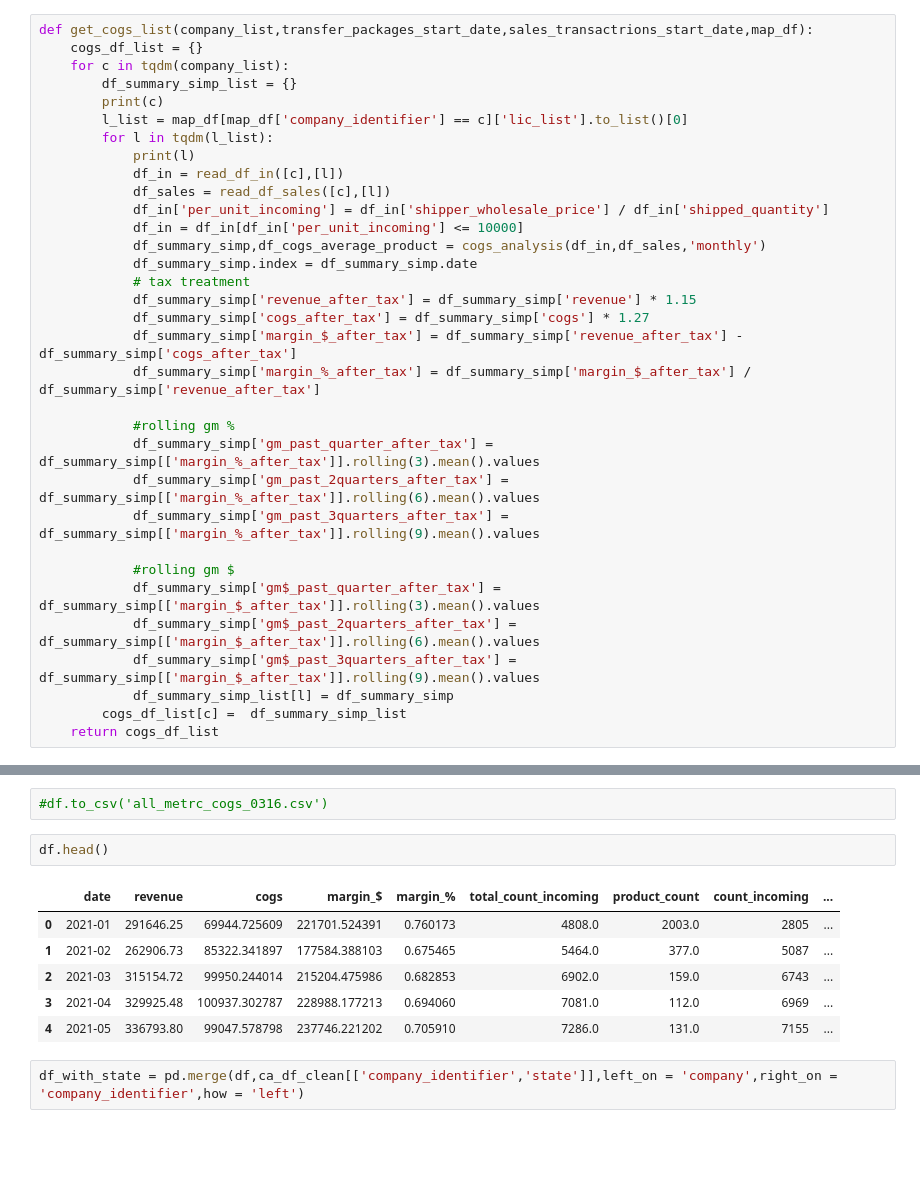
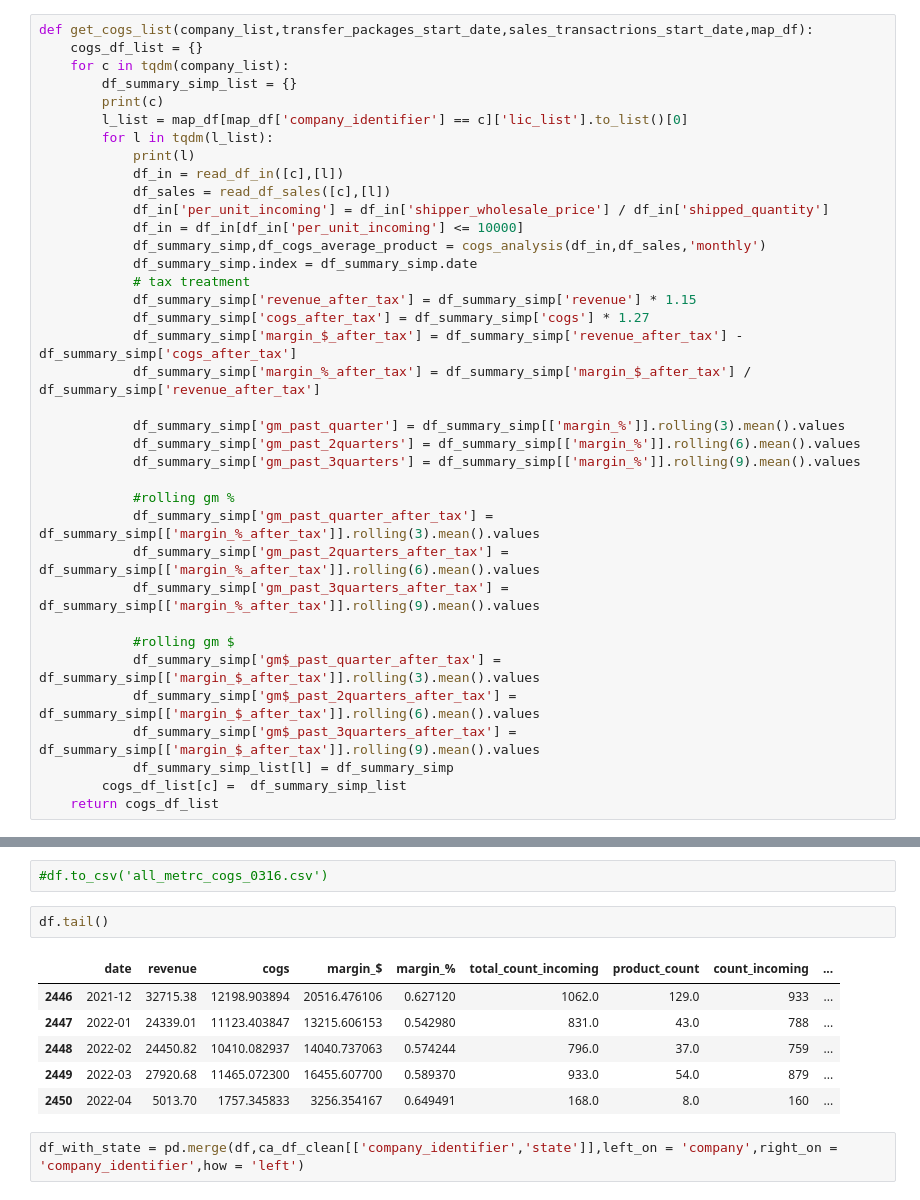
Before and after one commit to warrenshen/platform, a Jupyter notebook: services/api-server/notebooks/analysis/coventure.ipynb, the cells around one changed output, grey strips where cells are left out. Drawn from its saved outputs; the diff is of its cells as text; blank space fills up the shorter version.

```diff
--- a/services/api-server/notebooks/analysis/coventure.ipynb
+++ b/services/api-server/notebooks/analysis/coventure.ipynb
@@ -192,6 +192,10 @@ def get_cogs_list(company_list,transfer_packages_start_date,sales_transactrions_
             df_summary_simp['margin_$_after_tax'] = df_summary_simp['revenue_after_tax'] - df_summary_simp['cogs_after_tax']
             df_summary_simp['margin_%_after_tax'] = df_summary_simp['margin_$_after_tax'] / df_summary_simp['revenue_after_tax']
 
+            df_summary_simp['gm_past_quarter'] = df_summary_simp[['margin_%']].rolling(3).mean().values
+            df_summary_simp['gm_past_2quarters'] = df_summary_simp[['margin_%']].rolling(6).mean().values
+            df_summary_simp['gm_past_3quarters'] = df_summary_simp[['margin_%']].rolling(9).mean().values
+
             #rolling gm %
             df_summary_simp['gm_past_quarter_after_tax'] = df_summary_simp[['margin_%_after_tax']].rolling(3).mean().values
             df_summary_simp['gm_past_2quarters_after_tax'] = df_summary_simp[['margin_%_after_tax']].rolling(6).mean().values
@@ -318,13 +322,13 @@ len(df['id'].unique())
 # %%
 #df.to_csv('all_metrc_cogs_0316.csv')
 # %%
-df.head()
+df.tail()
 # %% [output]
 |  | date | revenue | cogs | margin_$ | margin_% | total_count_incoming | product_count | count_incoming | ... |
-| 0 | 2021-01 | 291646.25 | 69944.725609 | 221701.524391 | 0.760173 | 4808.0 | 2003.0 | 2805 | ... |
-| 1 | 2021-02 | 262906.73 | 85322.341897 | 177584.388103 | 0.675465 | 5464.0 | 377.0 | 5087 | ... |
-| 2 | 2021-03 | 315154.72 | 99950.244014 | 215204.475986 | 0.682853 | 6902.0 | 159.0 | 6743 | ... |
-| 3 | 2021-04 | 329925.48 | 100937.302787 | 228988.177213 | 0.694060 | 7081.0 | 112.0 | 6969 | ... |
-| 4 | 2021-05 | 336793.80 | 99047.578798 | 237746.221202 | 0.705910 | 7286.0 | 131.0 | 7155 | ... |
+| 2446 | 2021-12 | 32715.38 | 12198.903894 | 20516.476106 | 0.627120 | 1062.0 | 129.0 | 933 | ... |
+| 2447 | 2022-01 | 24339.01 | 11123.403847 | 13215.606153 | 0.542980 | 831.0 | 43.0 | 788 | ... |
+| 2448 | 2022-02 | 24450.82 | 10410.082937 | 14040.737063 | 0.574244 | 796.0 | 37.0 | 759 | ... |
+| 2449 | 2022-03 | 27920.68 | 11465.072300 | 16455.607700 | 0.589370 | 933.0 | 54.0 | 879 | ... |
+| 2450 | 2022-04 | 5013.70 | 1757.345833 | 3256.354167 | 0.649491 | 168.0 | 8.0 | 160 | ... |
 # %%
 df_with_state = pd.merge(df,ca_df_clean[['company_identifier','state']],left_on = 'company',right_on = 'company_identifier',how = 'left')
```
Also changed, not shown: parts of 43 cells of this notebook, 5 other files.
